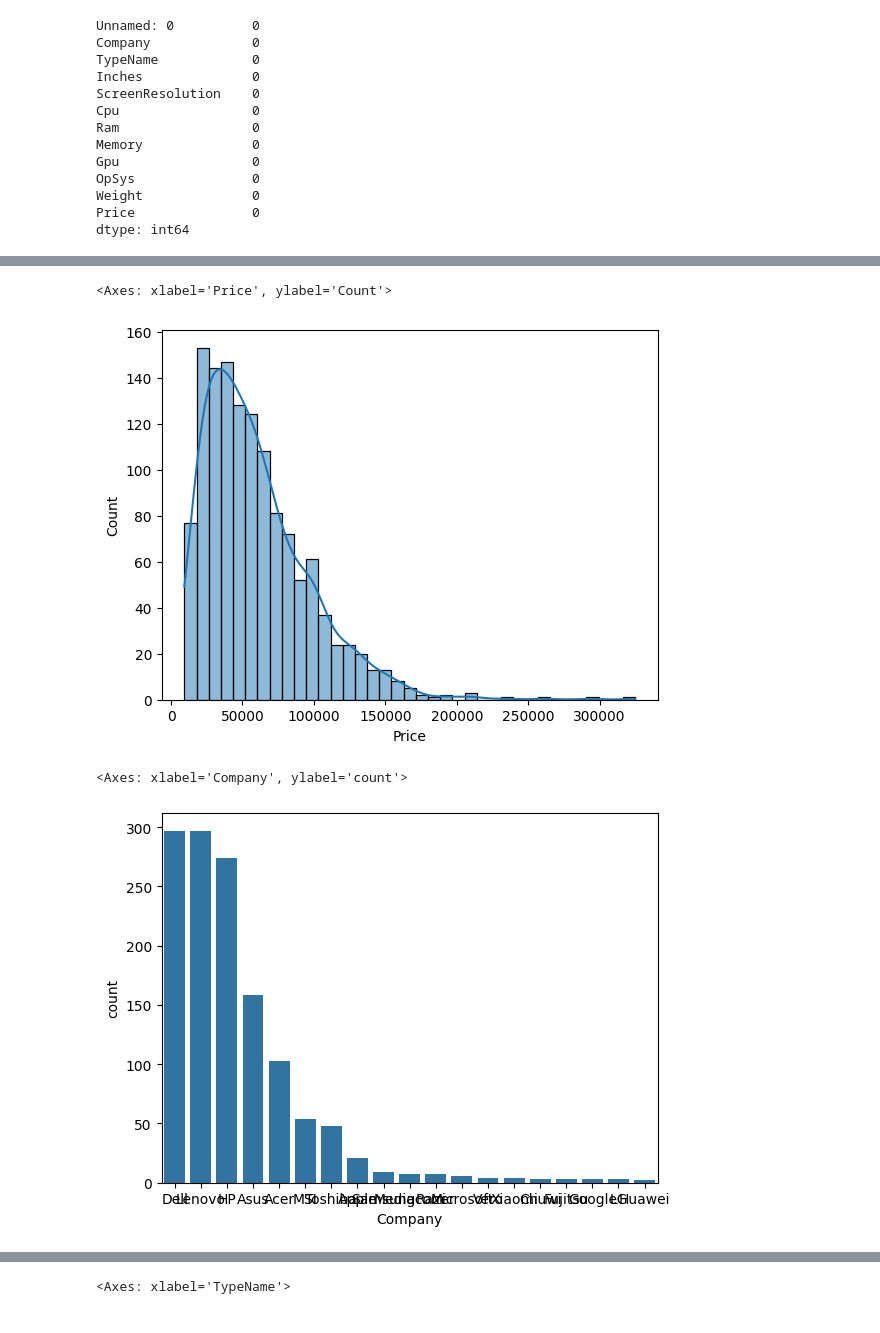
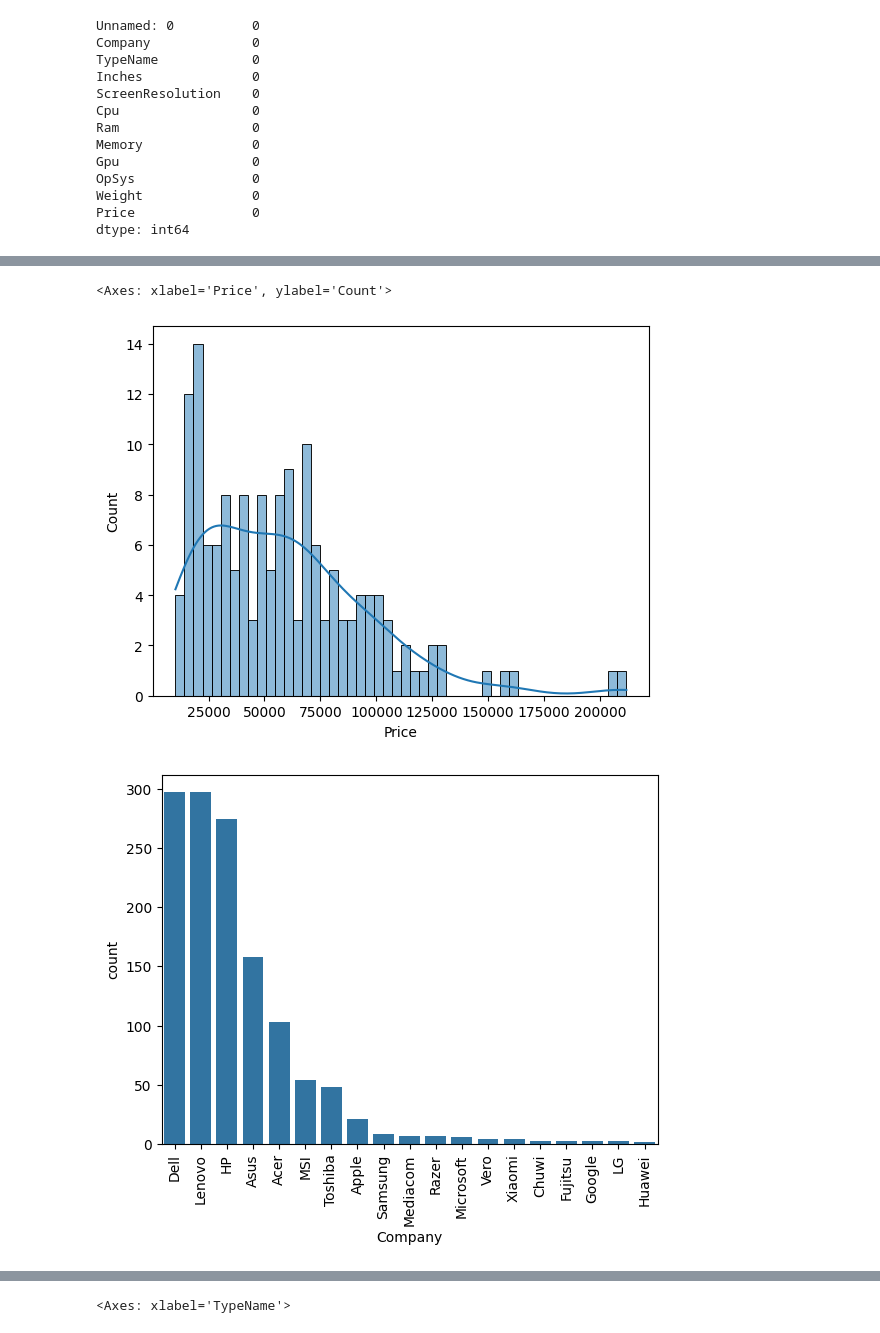
Before and after one commit to GauravKorde/Laptop-Price-Predictor, a Jupyter notebook: laptop-price-predictor.ipynb, the cells around one changed output, grey strips where cells are left out. Drawn from its saved outputs; the diff is of its cells as text; code cells hidden in the pictures.

```diff
--- a/laptop-price-predictor.ipynb
+++ b/laptop-price-predictor.ipynb
@@ -102,15 +110,16 @@ memory usage: 101.9+ KB
 # %%
 import seaborn as sns
 # %%
-sns.histplot(df['Price'], kde =True)
+sns.histplot(df['Price'][df["Company"] == "Asus"], kde =True,bins=50)
 # %% [output]
 <Axes: xlabel='Price', ylabel='Count'>
-[figure, old version]
+[figure, new version]
 # %%
 sns.barplot(df['Company'].value_counts())
+plt.xticks(rotation = "vertical")
+plt.show()
 # %% [output]
-<Axes: xlabel='Company', ylabel='count'>
-[figure, old version]
+[figure, new version]
 # %%
 sns.barplot(x=df['Company'],y=df['Price'])
 plt.xticks(rotation='vertical')
```
Also changed, not shown: parts of 34 cells of this notebook, 2 other files.
